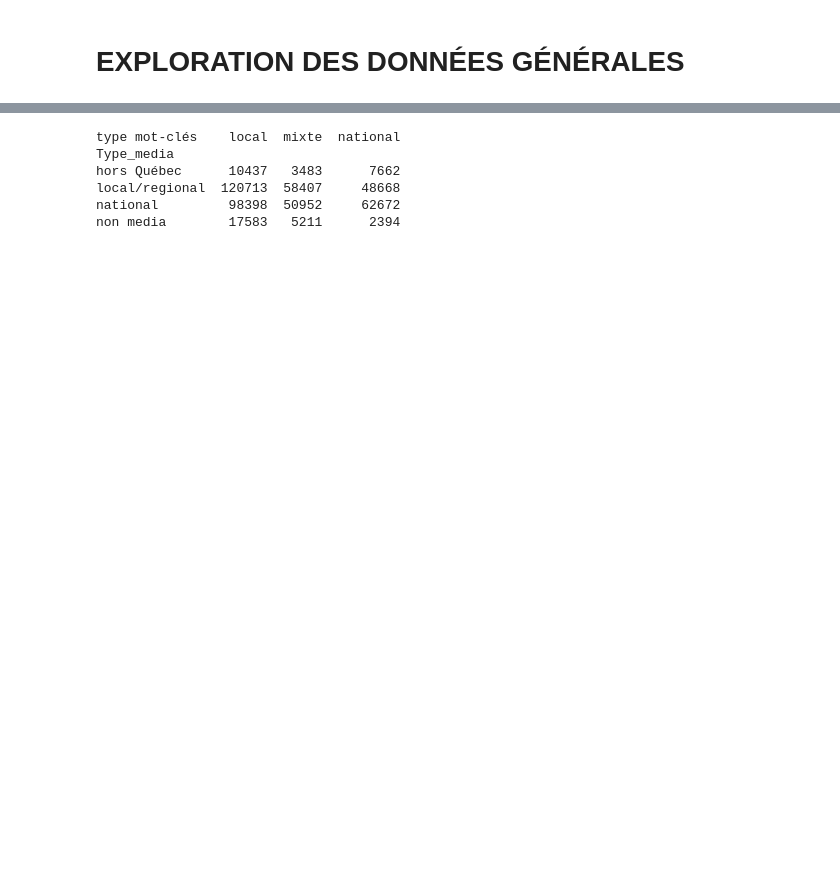
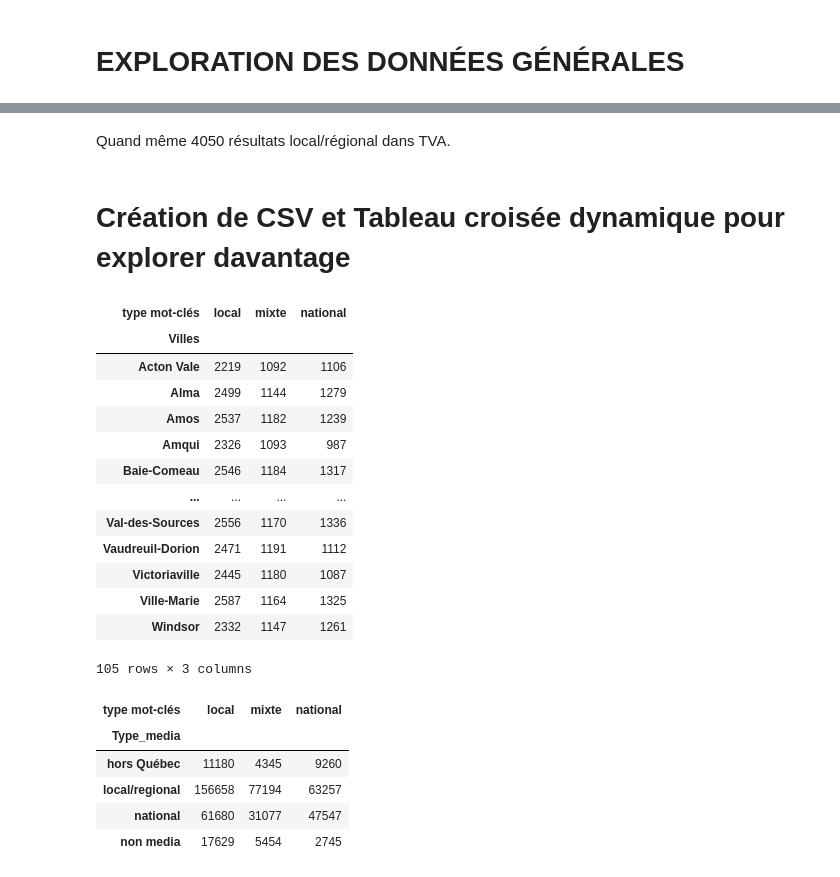
Before and after one commit to NicolasStG/audit_google_news, a Jupyter notebook: data-analysis/G-News-data-exploration.ipynb, the cells around one changed output, grey strips where cells are left out. Saved outputs shown, nothing was run; the diff lists cells and outputs as text; code cells hidden in the pictures; blank space fills up the shorter version.

```diff
--- a/data-analysis/G-News-data-exploration.ipynb
+++ b/data-analysis/G-News-data-exploration.ipynb
@@ -122,0 +144,23 @@ Name: media_url, Length: 1459, dtype: int64
+# %% [markdown]
+Quand même 4050 résultats local/régional dans TVA.
+# %% [markdown]
+# Création de CSV et Tableau croisée dynamique pour explorer davantage
+# %%
+## Tableau Villes par type_mots-clés
+villes_by_type_motsclés = pd.pivot_table(fulldata, index="Villes", values="domaine", columns="type mot-clés", aggfunc="count")
+villes_by_type_motsclés
+# %% [output]
+| type mot-clés | local | mixte | national |
+| Villes |  |  |  |
+| Acton Vale | 2219 | 1092 | 1106 |
+| Alma | 2499 | 1144 | 1279 |
+| Amos | 2537 | 1182 | 1239 |
+| Amqui | 2326 | 1093 | 987 |
+| Baie-Comeau | 2546 | 1184 | 1317 |
+| ... | ... | ... | ... |
+| Val-des-Sources | 2556 | 1170 | 1336 |
+| Vaudreuil-Dorion | 2471 | 1191 | 1112 |
+| Victoriaville | 2445 | 1180 | 1087 |
+| Ville-Marie | 2587 | 1164 | 1325 |
+| Windsor | 2332 | 1147 | 1261 |
+105 rows × 3 columns
@@ -123,13 +171,14 @@ Name: media_url, Length: 1459, dtype: int64
 # %%
-motcles_fulldata = pd.pivot_table(fulldata, index="Type_media", values="domaine", columns="type mot-clés", aggfunc="count")
-print(motcles_fulldata)
+## Détail du Type_media selon le type mot-clés
+motcles_by_media_type = pd.pivot_table(fulldata, index="Type_media", values="domaine", columns="type mot-clés", aggfunc="count")
+motcles_by_media_type
 # %% [output]
-type mot-clés    local  mixte  national
-Type_media
-hors Québec      10437   3483      7662
-local/regional  120713  58407     48668
-national         98398  50952     62672
-non media        17583   5211      2394
+| type mot-clés | local | mixte | national |
+| Type_media |  |  |  |
+| hors Québec | 11180 | 4345 | 9260 |
+| local/regional | 156658 | 77194 | 63257 |
+| national | 61680 | 31077 | 47547 |
+| non media | 17629 | 5454 | 2745 |
 # %% [markdown]
 Ça, c'est intéressant!
 On apprend que:
```
Also changed, not shown: parts of 28 cells of this notebook, 8 other files.
